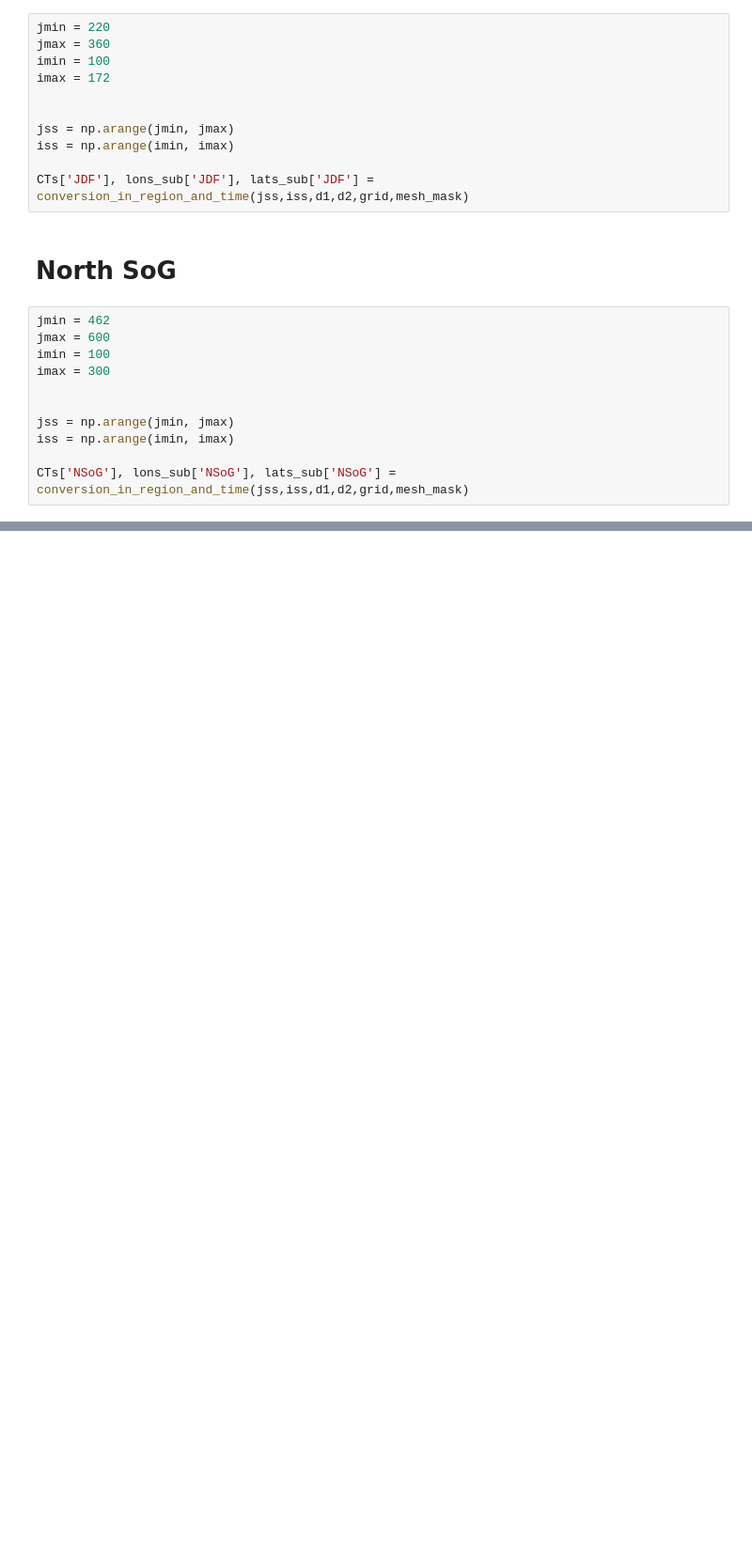
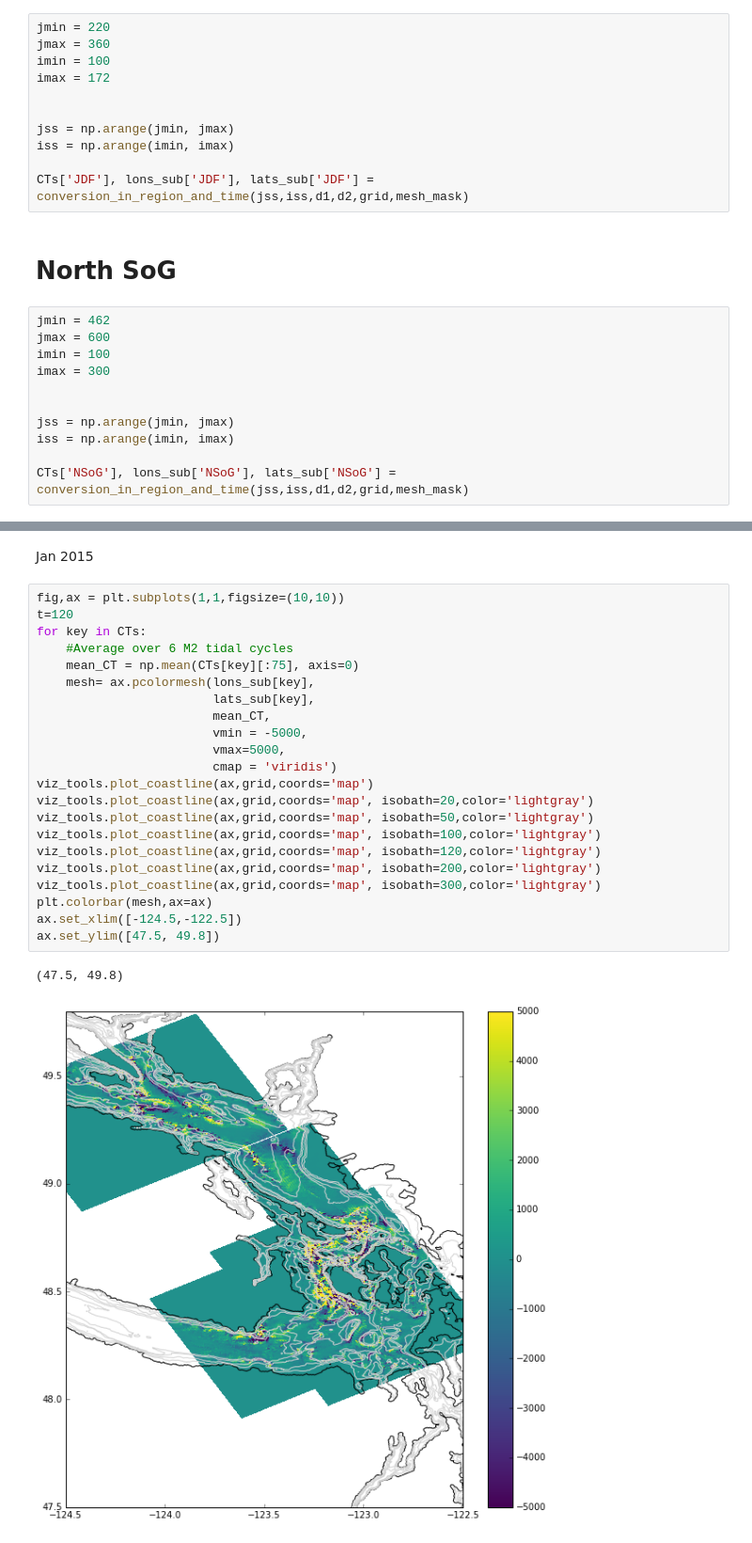
Before and after one commit to SalishSeaCast/analysis-nancy, a Jupyter notebook: notebooks/energy_flux/Testing conversion.py.ipynb, the cells around one changed output, grey strips where cells are left out. Shown at 94% size. Saved outputs shown, nothing was run; the diff lists cells and outputs as text; blank space fills up the shorter version.

```diff
--- a/notebooks/energy_flux/Testing conversion.py.ipynb
+++ b/notebooks/energy_flux/Testing conversion.py.ipynb
@@ -151,0 +176,27 @@ ax.set_ylim([47.5, 49.8])
+# %% [markdown]
+Jan 2015
+# %%
+fig,ax = plt.subplots(1,1,figsize=(10,10))
+t=120
+for key in CTs:
+    #Average over 6 M2 tidal cycles
+    mean_CT = np.mean(CTs[key][:75], axis=0)
+    mesh= ax.pcolormesh(lons_sub[key],
+                        lats_sub[key],
+                        mean_CT,
+                        vmin = -5000,
+                        vmax=5000,
+                        cmap = 'viridis')
+viz_tools.plot_coastline(ax,grid,coords='map')
+viz_tools.plot_coastline(ax,grid,coords='map', isobath=20,color='lightgray')
+viz_tools.plot_coastline(ax,grid,coords='map', isobath=50,color='lightgray')
+viz_tools.plot_coastline(ax,grid,coords='map', isobath=100,color='lightgray')
+viz_tools.plot_coastline(ax,grid,coords='map', isobath=120,color='lightgray')
+viz_tools.plot_coastline(ax,grid,coords='map', isobath=200,color='lightgray')
+viz_tools.plot_coastline(ax,grid,coords='map', isobath=300,color='lightgray')
+plt.colorbar(mesh,ax=ax)
+ax.set_xlim([-124.5,-122.5])
+ax.set_ylim([47.5, 49.8])
+# %% [output]
+(47.5, 49.8)
+[figure, added]
```
Also changed, not shown: parts of 5 cells of this notebook.
